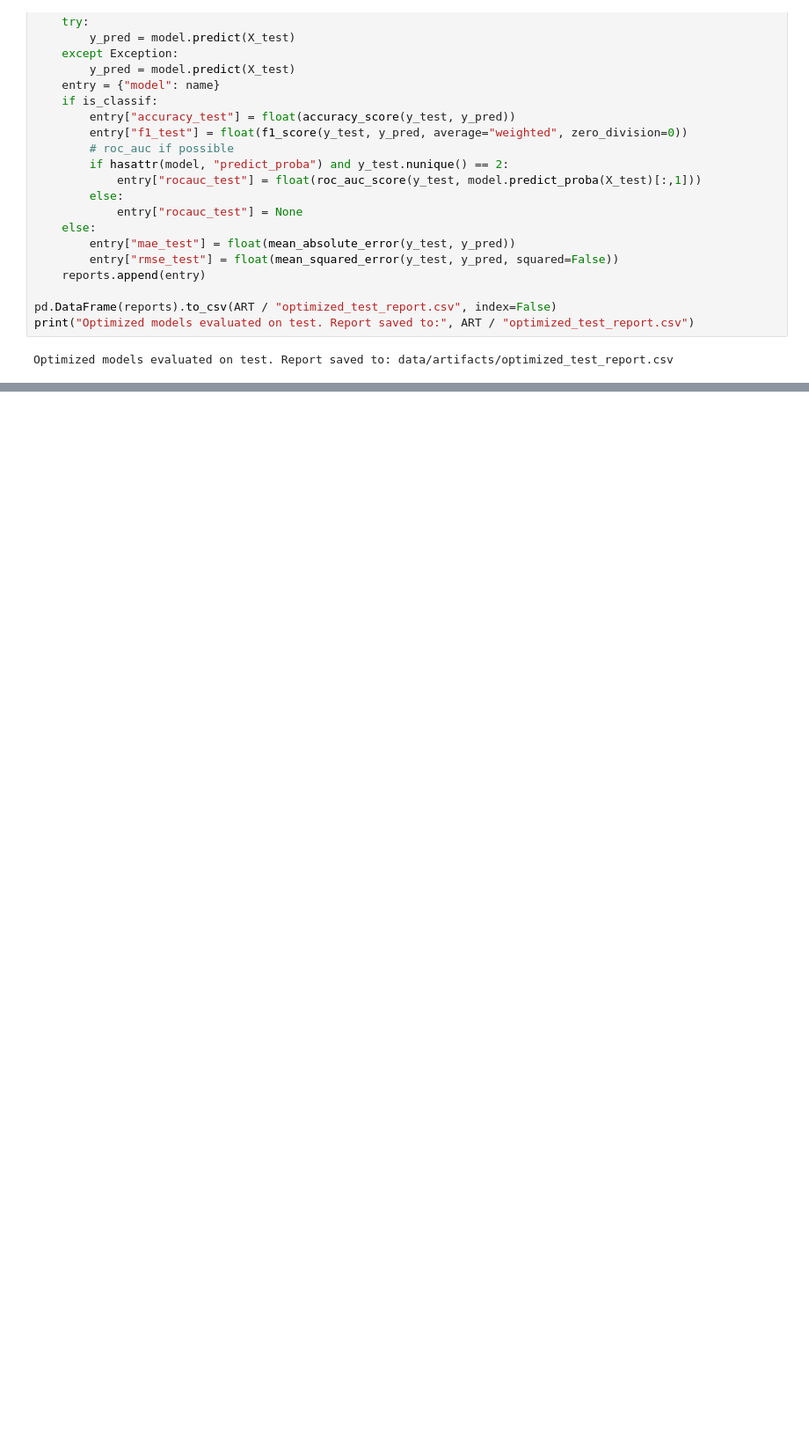
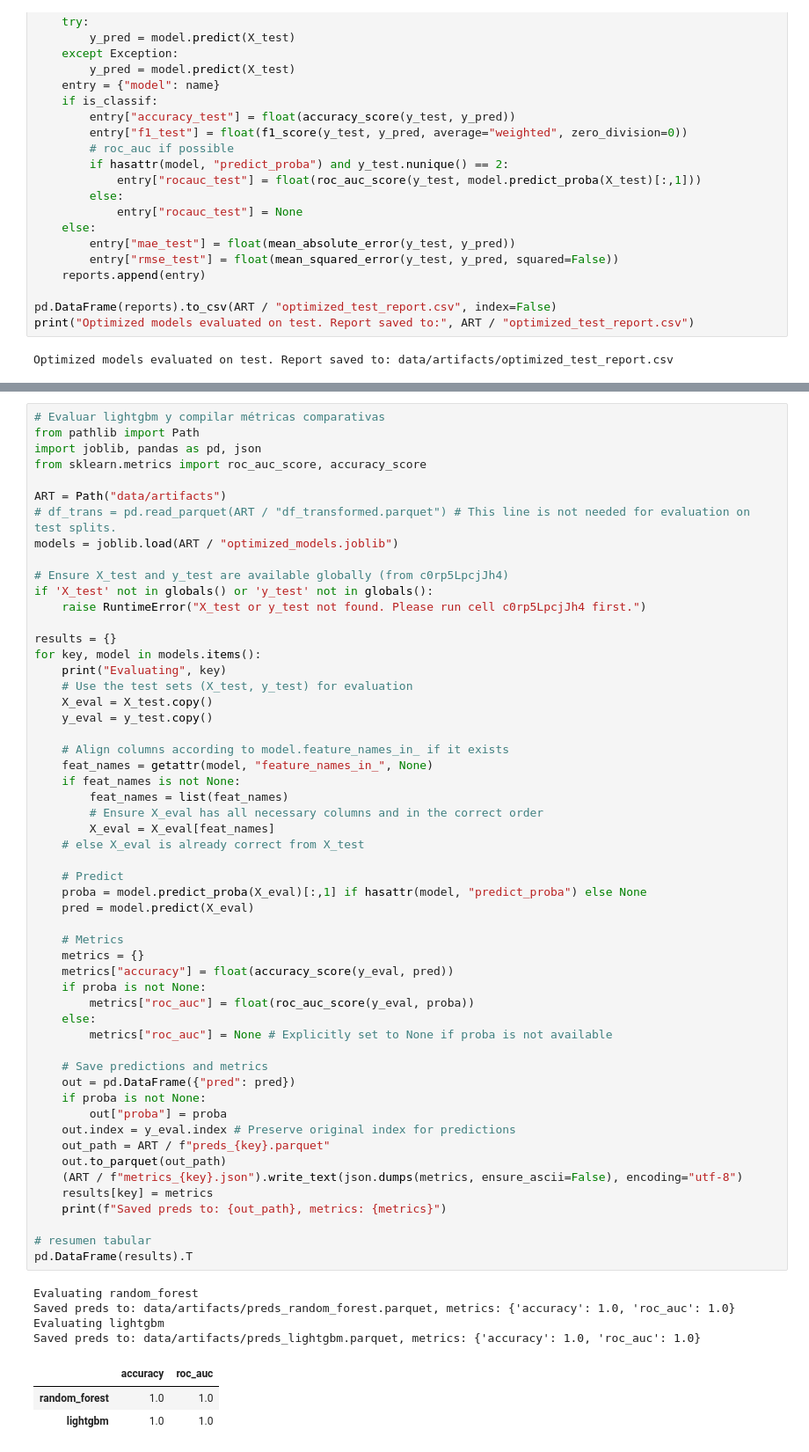
Before and after one commit to rgriveros/ENTREGA-FINAL_DS2_RRiveros, a Jupyter notebook: EntregaFinal_DS2_RRiveros.ipynb, the cells around one changed output, grey strips where cells are left out. Shown at 88% size. Cells and saved outputs as stored; diff of their text form; blank space fills up the shorter version.

```diff
--- a/EntregaFinal_DS2_RRiveros.ipynb
+++ b/EntregaFinal_DS2_RRiveros.ipynb
@@ -1678,0 +2225,62 @@ Optimized models evaluated on test. Report saved to: data/artifacts/optimized_te
+# %%
+# Evaluar lightgbm y compilar métricas comparativas
+from pathlib import Path
+import joblib, pandas as pd, json
+from sklearn.metrics import roc_auc_score, accuracy_score
+
+ART = Path("data/artifacts")
+# df_trans = pd.read_parquet(ART / "df_transformed.parquet") # This line is not needed for evaluation on test splits.
+models = joblib.load(ART / "optimized_models.joblib")
+
+# Ensure X_test and y_test are available globally (from c0rp5LpcjJh4)
+if 'X_test' not in globals() or 'y_test' not in globals():
+    raise RuntimeError("X_test or y_test not found. Please run cell c0rp5LpcjJh4 first.")
+
+results = {}
+for key, model in models.items():
+    print("Evaluating", key)
+    # Use the test sets (X_test, y_test) for evaluation
+    X_eval = X_test.copy()
+    y_eval = y_test.copy()
+
+    # Align columns according to model.feature_names_in_ if it exists
+    feat_names = getattr(model, "feature_names_in_", None)
+    if feat_names is not None:
+        feat_names = list(feat_names)
+        # Ensure X_eval has all necessary columns and in the correct order
+        X_eval = X_eval[feat_names]
+    # else X_eval is already correct from X_test
+
+    # Predict
+    proba = model.predict_proba(X_eval)[:,1] if hasattr(model, "predict_proba") else None
+    pred = model.predict(X_eval)
+
+    # Metrics
+    metrics = {}
+    metrics["accuracy"] = float(accuracy_score(y_eval, pred))
+    if proba is not None:
+        metrics["roc_auc"] = float(roc_auc_score(y_eval, proba))
+    else:
+        metrics["roc_auc"] = None # Explicitly set to None if proba is not available
+
+    # Save predictions and metrics
+    out = pd.DataFrame({"pred": pred})
+    if proba is not None:
+        out["proba"] = proba
+    out.index = y_eval.index # Preserve original index for predictions
+    out_path = ART / f"preds_{key}.parquet"
+    out.to_parquet(out_path)
+    (ART / f"metrics_{key}.json").write_text(json.dumps(metrics, ensure_ascii=False), encoding="utf-8")
+    results[key] = metrics
+    print(f"Saved preds to: {out_path}, metrics: {metrics}")
+
+# resumen tabular
+pd.DataFrame(results).T
+# %% [output]
+Evaluating random_forest
+Saved preds to: data/artifacts/preds_random_forest.parquet, metrics: {'accuracy': 1.0, 'roc_auc': 1.0}
+Evaluating lightgbm
+Saved preds to: data/artifacts/preds_lightgbm.parquet, metrics: {'accuracy': 1.0, 'roc_auc': 1.0}
+|  | accuracy | roc_auc |
+| random_forest | 1.0 | 1.0 |
+| lightgbm | 1.0 | 1.0 |
```
Also changed, not shown: parts of 67 cells of this notebook.
